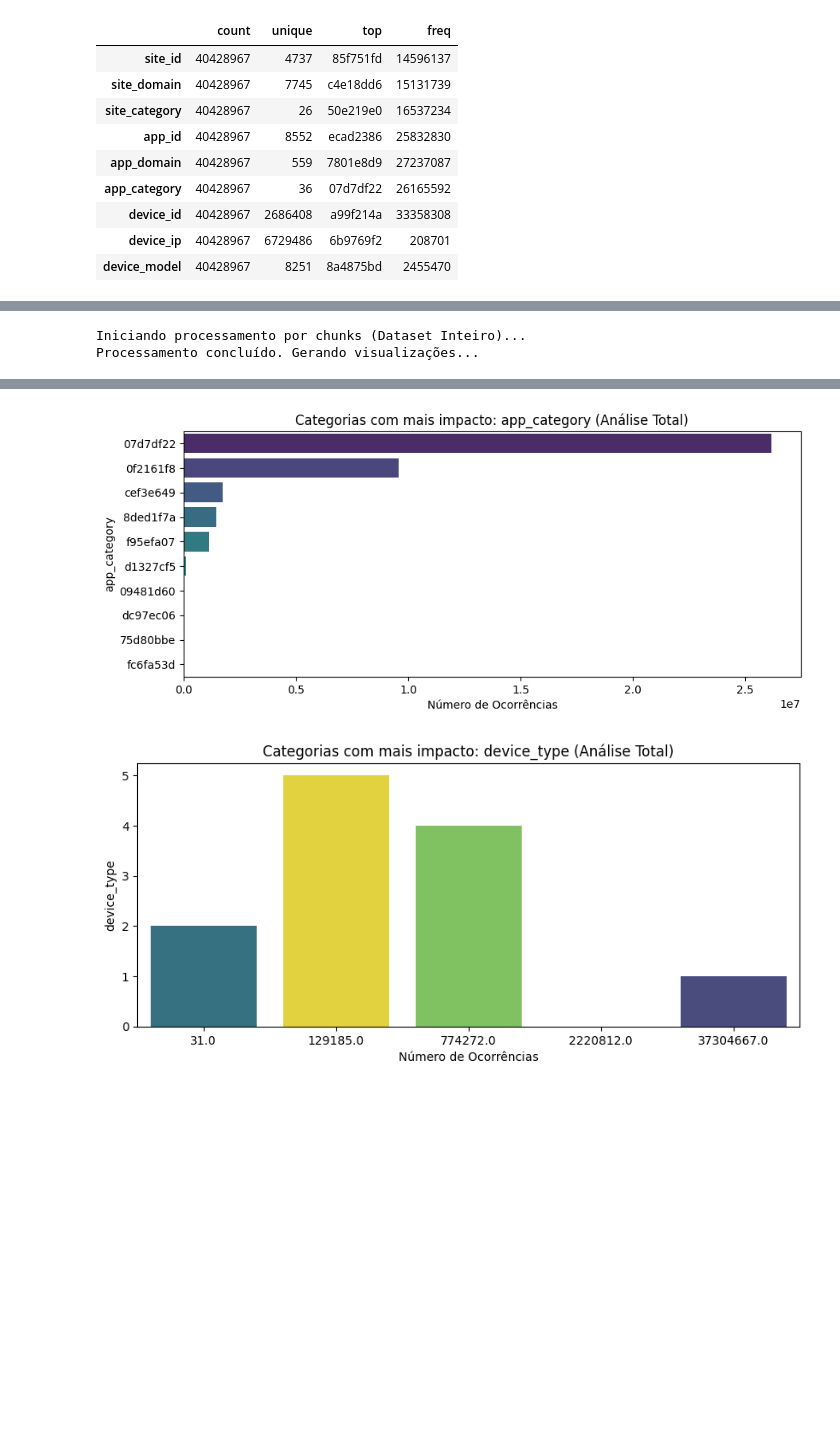
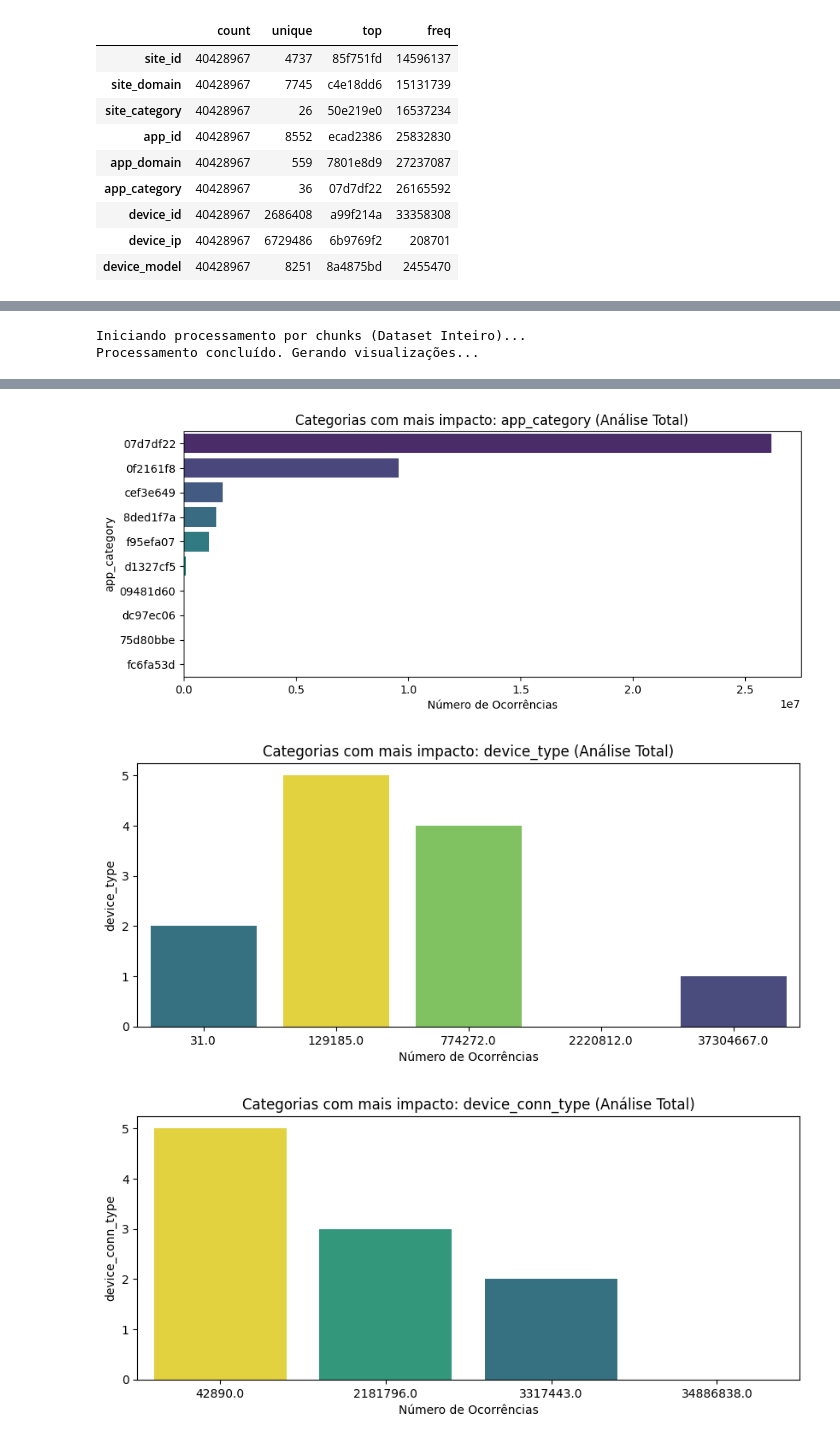
Before and after one commit to BernardoFernandes7/Projeto-Final, a Jupyter notebook: notebooks/projeto-cdg.ipynb, the cells around one changed output, grey strips where cells are left out. Saved outputs shown, nothing was run; the diff lists cells and outputs as text; code cells hidden in the pictures; blank space fills up the shorter version.

```diff
--- a/notebooks/projeto-cdg.ipynb
+++ b/notebooks/projeto-cdg.ipynb
@@ -339,9 +508,9 @@ import seaborn as sns
 
 # 1. Configurações Iniciais
 file_path = "/kaggle/input/datasets/madhu41289/avazu-ctr-prediction-exp/train/train.csv"
-chunk_size = 2_000_000  # Processar 2 milhões de linhas de cada vez
-cols_numericas = ['C1', 'banner_pos', 'C14', 'C15', 'C16']
-cols_categoricas = ['site_category', 'app_category', 'device_type']
+chunk_size = 2_000_000
+cols_numericas = ['C1', 'banner_pos', 'C14', 'C15', 'C16', 'C17', 'C18', 'C19', 'C20', 'C21', 'device_type', 'device_conn_type']
+cols_categoricas = ['site_category', 'app_category', 'device_type', 'device_conn_type']
 
 # Dicionários para armazenar as agregações
 counts_num = {col: pd.Series(dtype='int64') for col in cols_numericas}
@@ -351,11 +520,9 @@ print("Iniciando processamento por chunks (Dataset Inteiro)...")
 
 # 2. Processamento em Loop
 for chunk in pd.read_csv(file_path, chunksize=chunk_size, usecols=cols_numericas + cols_categoricas):
-    # Agregar frequências para variáveis numéricas (para Boxplots)
     for col in cols_numericas:
         counts_num[col] = counts_num[col].add(chunk[col].value_counts(), fill_value=0)
 
-    # Agregar frequências para variáveis categóricas
     for col in cols_categoricas:
         counts_cat[col] = counts_cat[col].add(chunk[col].value_counts(), fill_value=0)
 
@@ -364,19 +531,12 @@ print("Processamento concluído. Gerando visualizações...")
 # ---------------------------------------------------------
 # 3. Visualização de Outliers (Boxplots)
 # ---------------------------------------------------------
-# Como não podemos fazer boxplot de 40M de pontos diretamente,
-# usamos as contagens para criar uma amostra estatisticamente idêntica.
-
 plt.figure(figsize=(18, 5))
 for i, col in enumerate(['C1', 'banner_pos', 'C14']):
     plt.subplot(1, 3, i+1)
-
-    # Criar uma série expandida baseada nas contagens para o boxplot
-    # Limitamos o tamanho da amostra para o gráfico ser rápido, mas mantendo a proporção real
     v = counts_num[col].index.values
     w = counts_num[col].values
-
-    sns.boxplot(y=np.repeat(v, w.astype(int) // 1000), color='salmon') # Amostra 1:1000 proporcional
+    sns.boxplot(y=np.repeat(v, w.astype(int) // 1000), color='salmon')
     plt.title(f'Outliers Globais: {col}')
 
 plt.tight_layout()
@@ -385,32 +545,32 @@ plt.show()
 # ---------------------------------------------------------
 # 4. Histogramas (Distribuição Global)
 # ---------------------------------------------------------
 plt.figure(figsize=(18, 5))
 for i, col in enumerate(['C1', 'banner_pos', 'C14']):
     plt.subplot(1, 3, i+1)
     counts_num[col].sort_index().plot(kind='bar', color='skyblue')
     plt.title(f'Distribuição Global: {col}')
-    plt.yscale('log') # Escala logarítmica para ver valores raros (outliers)
+    plt.yscale('log')
 
 plt.tight_layout()
 plt.show()
 
 # ---------------------------------------------------------
 # 5. Frequência Categórica (Deep EDA)
 # ---------------------------------------------------------
 for col in cols_categoricas:
     plt.figure(figsize=(10, 4))
     top_10 = counts_cat[col].sort_values(ascending=False).head(10)
-
     sns.barplot(x=top_10.values, y=top_10.index, hue=top_10.index, palette='viridis', legend=False)
     plt.title(f'Categorias com mais impacto: {col} (Análise Total)')
     plt.xlabel('Número de Ocorrências')
     plt.show()
 # %% [output]
 Iniciando processamento por chunks (Dataset Inteiro)...
 Processamento concluído. Gerando visualizações...
 [figure]
 [figure]
 [figure]
 [figure]
 [figure]
+[figure, added]
```
Also changed, not shown: parts of 28 cells of this notebook.
